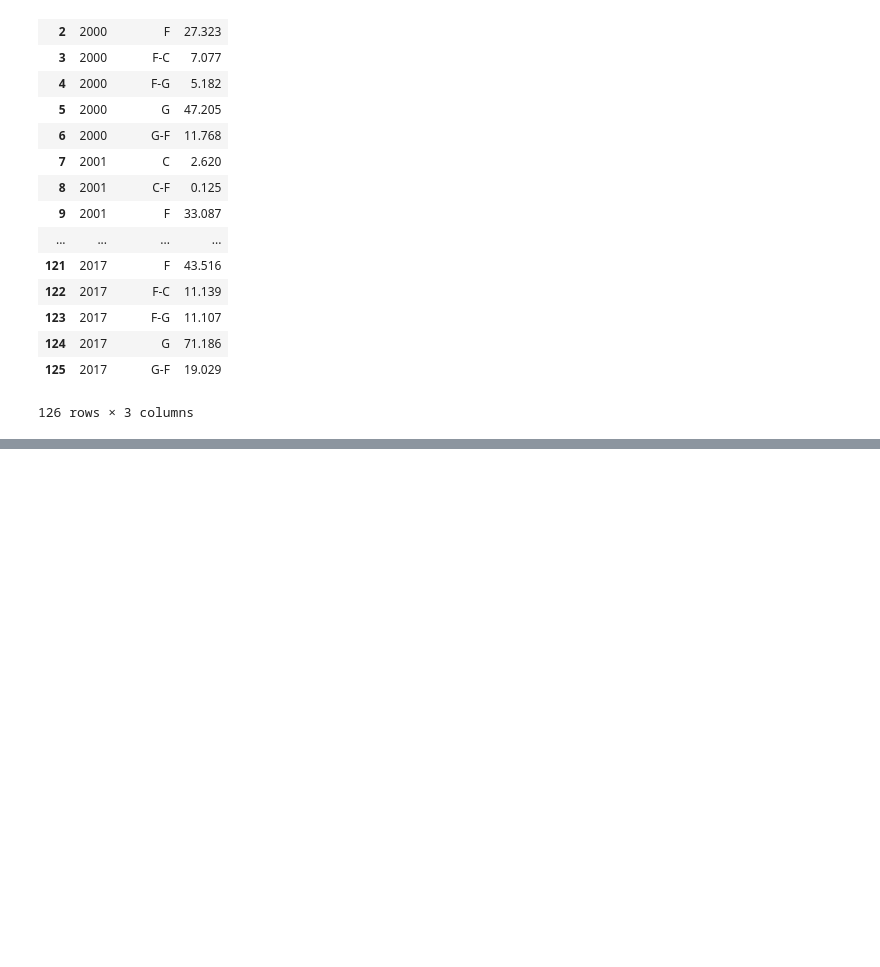
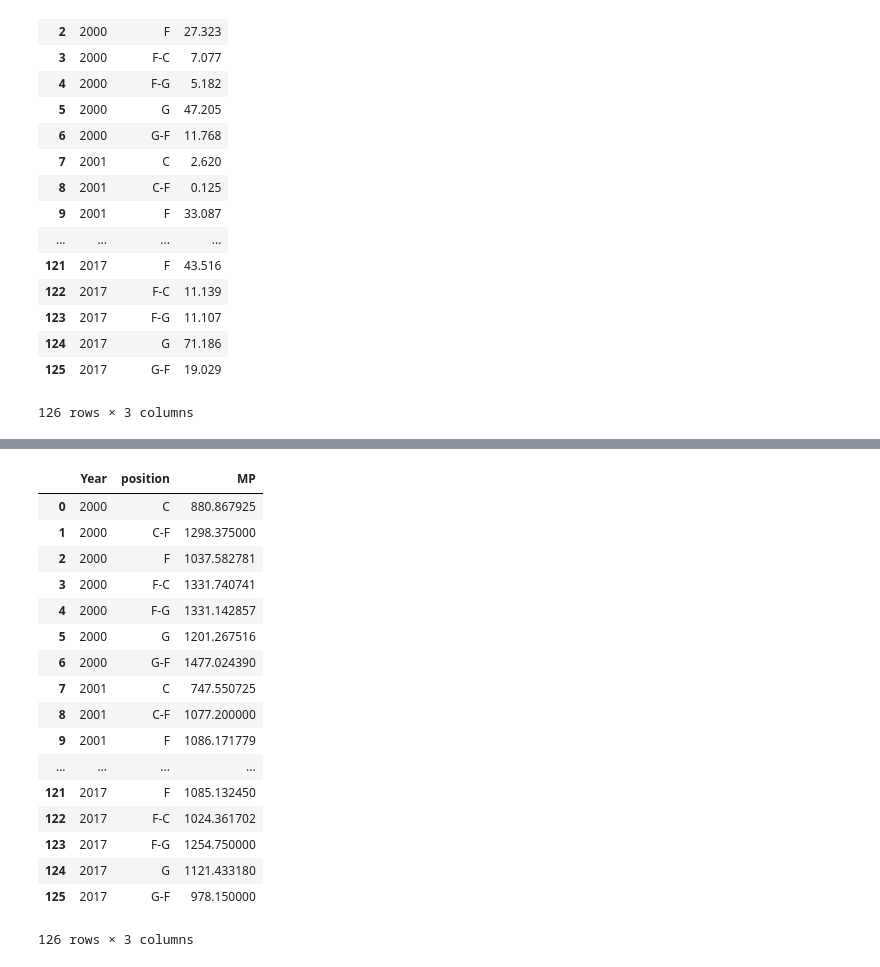
Before and after one commit to logan7734/Project1_repo, a Jupyter notebook: Logan_Main.ipynb, the cells around one changed output, grey strips where cells are left out. Saved outputs shown, nothing was run; the diff lists cells and outputs as text; code cells hidden in the pictures; blank space fills up the shorter version.

```diff
--- a/Logan_Main.ipynb
+++ b/Logan_Main.ipynb
@@ -674,0 +748,24 @@ three_per.reset_index()
+# %%
+#mintues played by position
+min = desired_years_df.groupby(["Year", "position"])
+min_per = per["MP"].mean()
+min_per.reset_index()
+# %% [output]
+|  | Year | position | MP |
+| 0 | 2000 | C | 880.867925 |
+| 1 | 2000 | C-F | 1298.375000 |
+| 2 | 2000 | F | 1037.582781 |
+| 3 | 2000 | F-C | 1331.740741 |
+| 4 | 2000 | F-G | 1331.142857 |
+| 5 | 2000 | G | 1201.267516 |
+| 6 | 2000 | G-F | 1477.024390 |
+| 7 | 2001 | C | 747.550725 |
+| 8 | 2001 | C-F | 1077.200000 |
+| 9 | 2001 | F | 1086.171779 |
+| ... | ... | ... | ... |
+| 121 | 2017 | F | 1085.132450 |
+| 122 | 2017 | F-C | 1024.361702 |
+| 123 | 2017 | F-G | 1254.750000 |
+| 124 | 2017 | G | 1121.433180 |
+| 125 | 2017 | G-F | 978.150000 |
+126 rows × 3 columns
```
Also changed, not shown: parts of 5 cells of this notebook.
